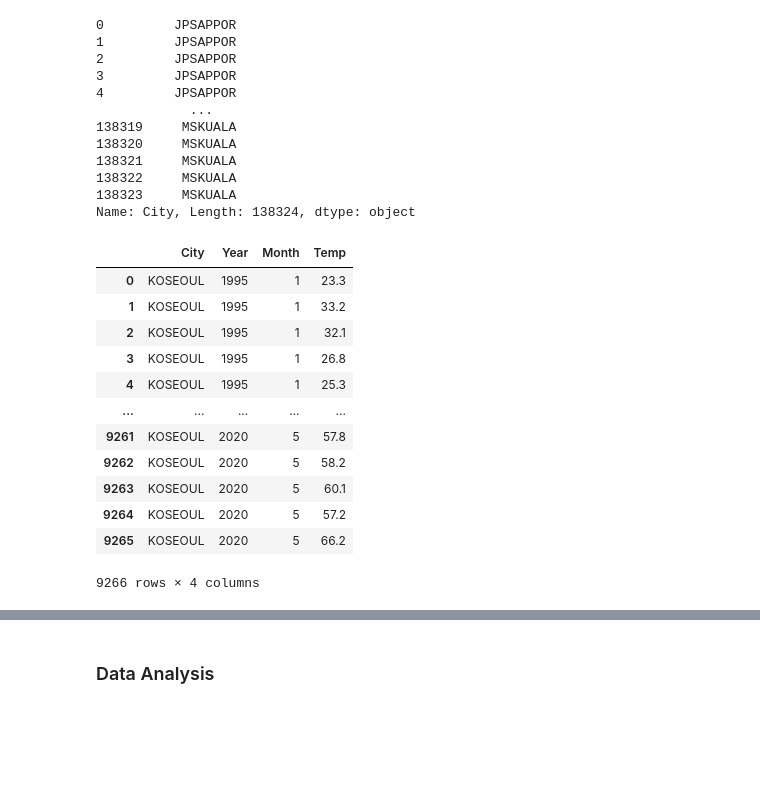
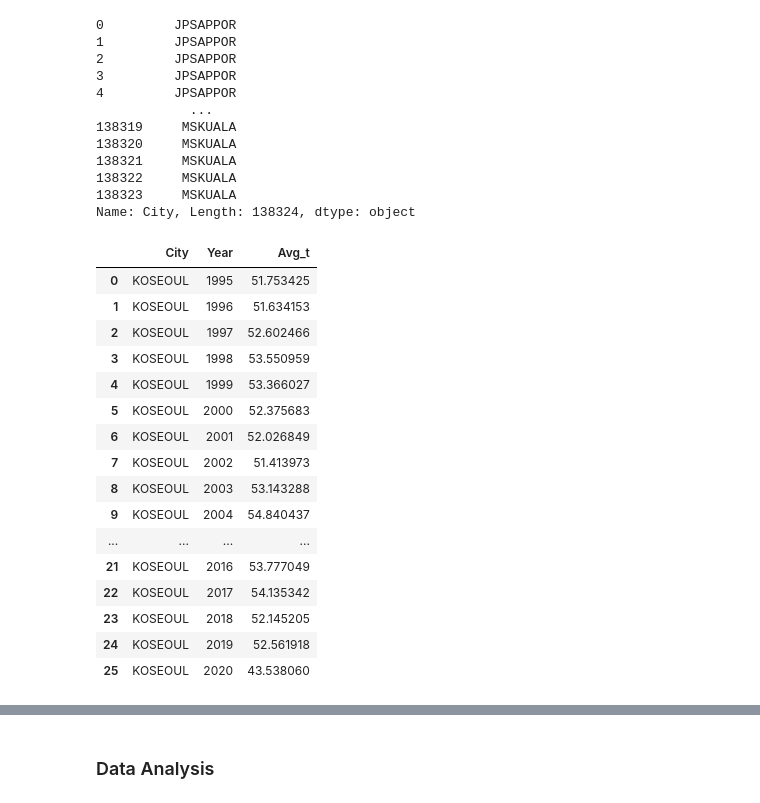
Before and after one commit to Wook22/UC-DAVIS, a Jupyter notebook: STA141B/STA141B.ipynb, the cells around one changed output, grey strips where cells are left out. Saved outputs shown, nothing was run; the diff lists cells and outputs as text; code cells hidden in the pictures; blank space fills up the shorter version.

```diff
--- a/STA141B/STA141B.ipynb
+++ b/STA141B/STA141B.ipynb
@@ -675,22 +679,26 @@ df_asia.to_sql('state_asia', df_conn_asia, if_exists='replace')
 # %%
 #seoul_data
 korea_sql='''
-select City, Year, Month, Temp from state_asia where City = 'KOSEOUL'
+select City, Year, avg(Temp) as Avg_t from state_asia where City = 'KOSEOUL' group by Year
 '''
 
 korea_data= pd.read_sql_query(korea_sql,df_conn_asia)
 korea_data
 # %% [output]
-|  | City | Year | Month | Temp |
-| 0 | KOSEOUL | 1995 | 1 | 23.3 |
-| 1 | KOSEOUL | 1995 | 1 | 33.2 |
-| 2 | KOSEOUL | 1995 | 1 | 32.1 |
-| 3 | KOSEOUL | 1995 | 1 | 26.8 |
-| 4 | KOSEOUL | 1995 | 1 | 25.3 |
-| ... | ... | ... | ... | ... |
-| 9261 | KOSEOUL | 2020 | 5 | 57.8 |
-| 9262 | KOSEOUL | 2020 | 5 | 58.2 |
-| 9263 | KOSEOUL | 2020 | 5 | 60.1 |
-| 9264 | KOSEOUL | 2020 | 5 | 57.2 |
-| 9265 | KOSEOUL | 2020 | 5 | 66.2 |
+|  | City | Year | Avg_t |
+| 0 | KOSEOUL | 1995 | 51.753425 |
+| 1 | KOSEOUL | 1996 | 51.634153 |
+| 2 | KOSEOUL | 1997 | 52.602466 |
+| 3 | KOSEOUL | 1998 | 53.550959 |
+| 4 | KOSEOUL | 1999 | 53.366027 |
+| 5 | KOSEOUL | 2000 | 52.375683 |
+| 6 | KOSEOUL | 2001 | 52.026849 |
+| 7 | KOSEOUL | 2002 | 51.413973 |
+| 8 | KOSEOUL | 2003 | 53.143288 |
+| 9 | KOSEOUL | 2004 | 54.840437 |
+| ... | ... | ... | ... |
+| 21 | KOSEOUL | 2016 | 53.777049 |
+| 22 | KOSEOUL | 2017 | 54.135342 |
+| 23 | KOSEOUL | 2018 | 52.145205 |
+| 24 | KOSEOUL | 2019 | 52.561918 |
+| 25 | KOSEOUL | 2020 | 43.538060 |
-9266 rows × 4 columns
```
Also changed, not shown: parts of 4 cells of this notebook, 2 other files.
